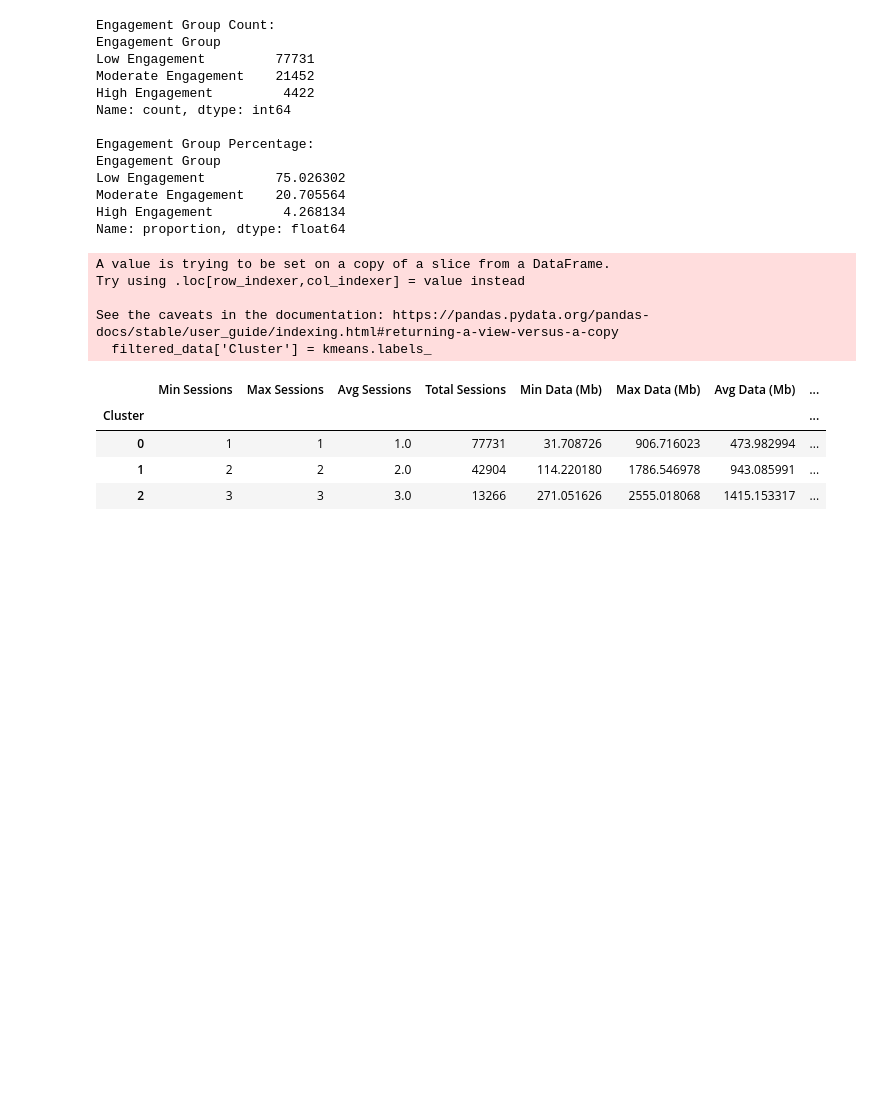
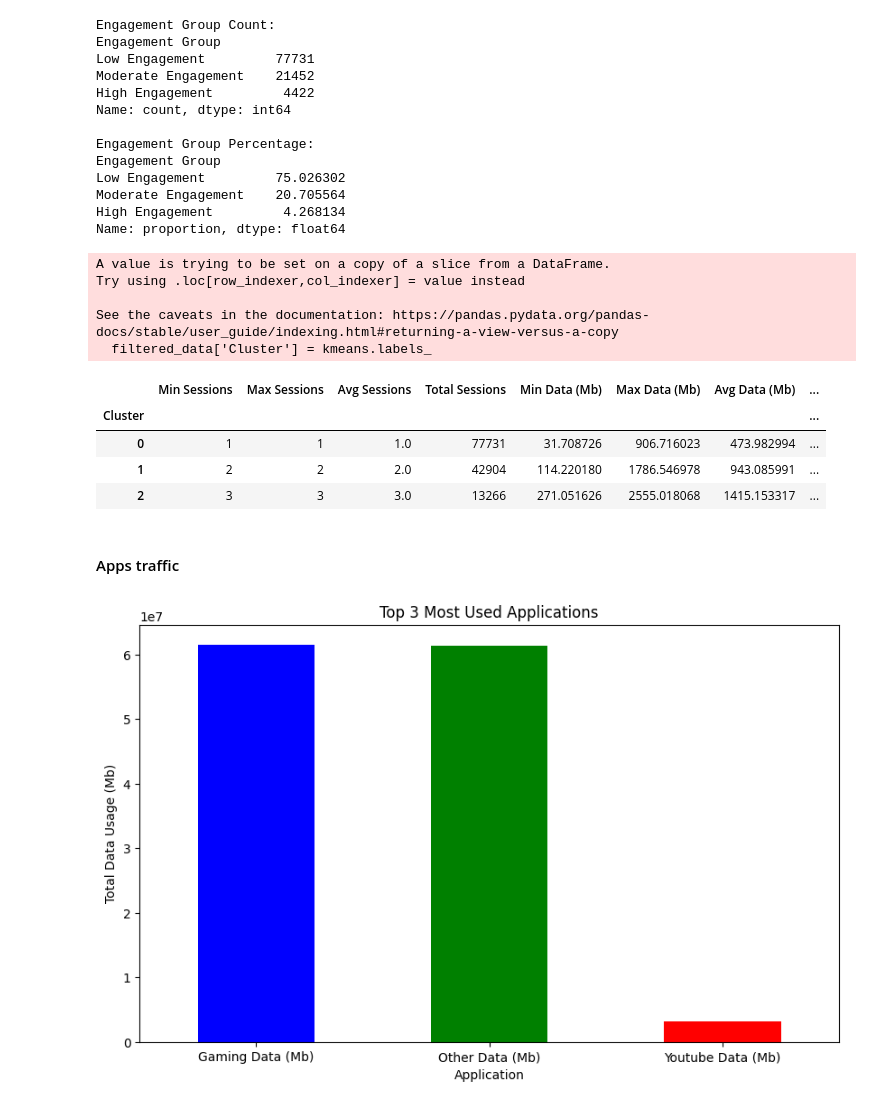
Before and after one commit to abrahamshimelis/TellCo-telecom, a Jupyter notebook: notebooks/data-analysis.ipynb, the cells around one changed output. Saved outputs shown, nothing was run; the diff lists cells and outputs as text; code cells hidden in the pictures; blank space fills up the shorter version.

Commit message:
do apps traffic aggregate

```diff
--- a/notebooks/data-analysis.ipynb
+++ b/notebooks/data-analysis.ipynb
@@ -761,3 +761,35 @@ See the caveats in the documentation: https://pandas.pydata.org/pandas-docs/stab
 | 0 | 1 | 1 | 1.0 | 77731 | 31.708726 | 906.716023 | 473.982994 | ... |
 | 1 | 2 | 2 | 2.0 | 42904 | 114.220180 | 1786.546978 | 943.085991 | ... |
 | 2 | 3 | 3 | 3.0 | 13266 | 271.051626 | 2555.018068 | 1415.153317 | ... |
+# %% [markdown]
+#### Apps traffic
+# %%
+# Aggregate total traffic per application
+app_traffic = df_relevant.groupby(['MSISDN/Number']).agg({
+    'Gaming Data (Mb)': 'sum',
+    'Netflix Data (Mb)': 'sum',
+    'Email Data (Mb)': 'sum',
+    'Google Data (Mb)': 'sum',
+    'Youtube Data (Mb)': 'sum',
+    'Social Media Data (Mb)': 'sum',
+    'Other Data (Mb)': 'sum'
+}).reset_index()
+
+# Calculate total usage for each application
+app_usage = app_traffic.sum()
+
+# Sort applications by usage and select the top 3
+top_3_apps = app_usage.sort_values(ascending=False).iloc[1:4]
+
+# Plotting the top 3 most used applications
+plt.figure(figsize=(10, 6))
+top_3_apps.plot(kind='bar', color=['blue', 'green', 'red'])
+plt.title('Top 3 Most Used Applications')
+plt.xlabel('Application')
+plt.ylabel('Total Data Usage (Mb)')
+plt.xticks(rotation=45)
+plt.xticks(rotation=0)
+plt.yticks(rotation=0)
+plt.show()
+# %% [output]
+[figure, added]
```
